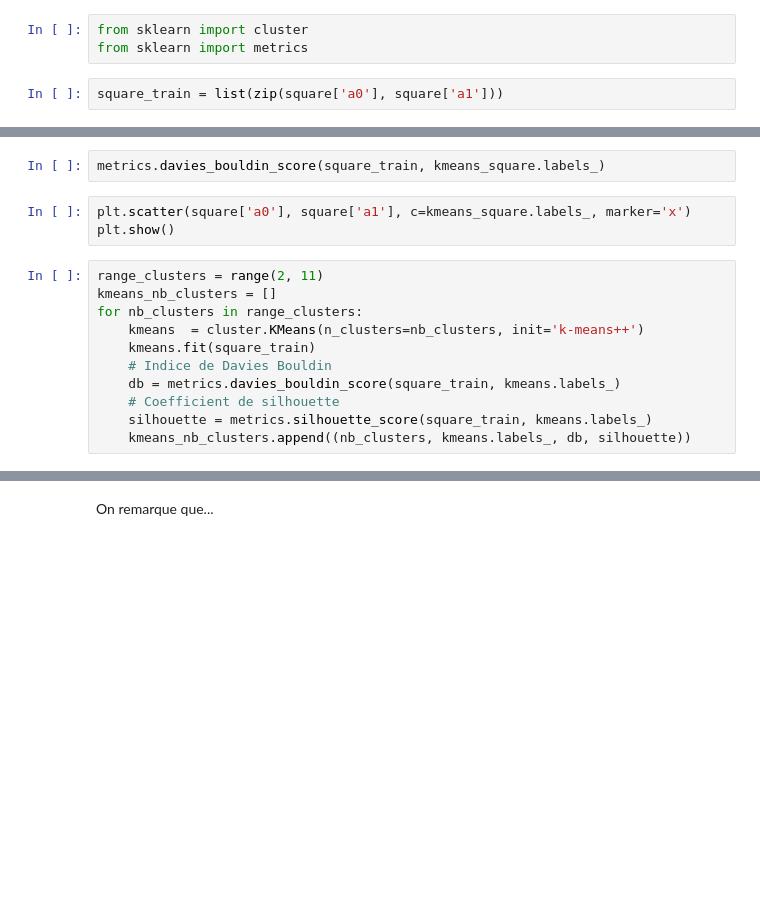
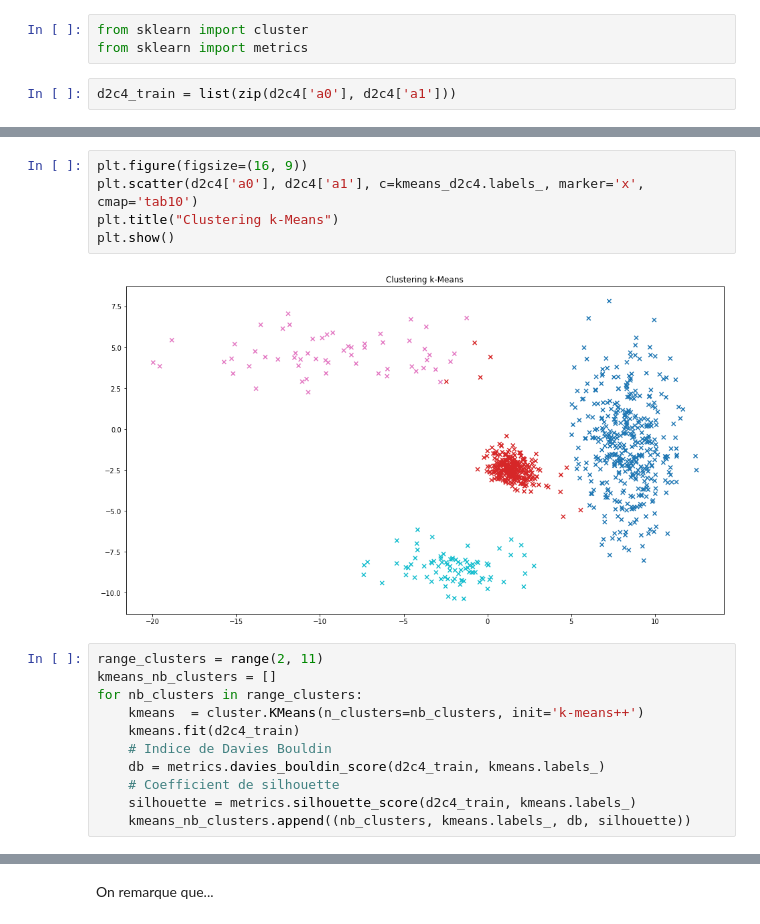
Before and after one commit to MaelPlantec/TP_clustering_19, a Jupyter notebook: tp_clustering.ipynb, the cells around one changed output, grey strips where cells are left out. Cells and saved outputs as stored; diff of their text form; blank space fills up the shorter version.

```diff
--- a/tp_clustering.ipynb
+++ b/tp_clustering.ipynb
@@ -30,5 +29,5 @@ Le dataset `smile` possède des composantes connexes bien identifiées, avec des
 from sklearn import cluster
 from sklearn import metrics
 # %%
-square_train = list(zip(square['a0'], square['a1']))
+d2c4_train = list(zip(d2c4['a0'], d2c4['a1']))
 # %%
@@ -37,18 +40,20 @@ kmeans_square.fit(square_train)
-# %%
-metrics.davies_bouldin_score(square_train, kmeans_square.labels_)
 # %%
-plt.scatter(square['a0'], square['a1'], c=kmeans_square.labels_, marker='x')
+plt.figure(figsize=(16, 9))
+plt.scatter(d2c4['a0'], d2c4['a1'], c=kmeans_d2c4.labels_, marker='x', cmap='tab10')
+plt.title("Clustering k-Means")
 plt.show()
+# %% [output]
+[figure, added]
 # %%
 range_clusters = range(2, 11)
 kmeans_nb_clusters = []
 for nb_clusters in range_clusters:
     kmeans  = cluster.KMeans(n_clusters=nb_clusters, init='k-means++')
-    kmeans.fit(square_train)
+    kmeans.fit(d2c4_train)
     # Indice de Davies Bouldin
-    db = metrics.davies_bouldin_score(square_train, kmeans.labels_)
+    db = metrics.davies_bouldin_score(d2c4_train, kmeans.labels_)
     # Coefficient de silhouette
-    silhouette = metrics.silhouette_score(square_train, kmeans.labels_)
+    silhouette = metrics.silhouette_score(d2c4_train, kmeans.labels_)
     kmeans_nb_clusters.append((nb_clusters, kmeans.labels_, db, silhouette))
 # %%
 plt.figure(figsize=(16, 9))
```
Also changed, not shown: parts of 16 cells of this notebook, 1 other file.
